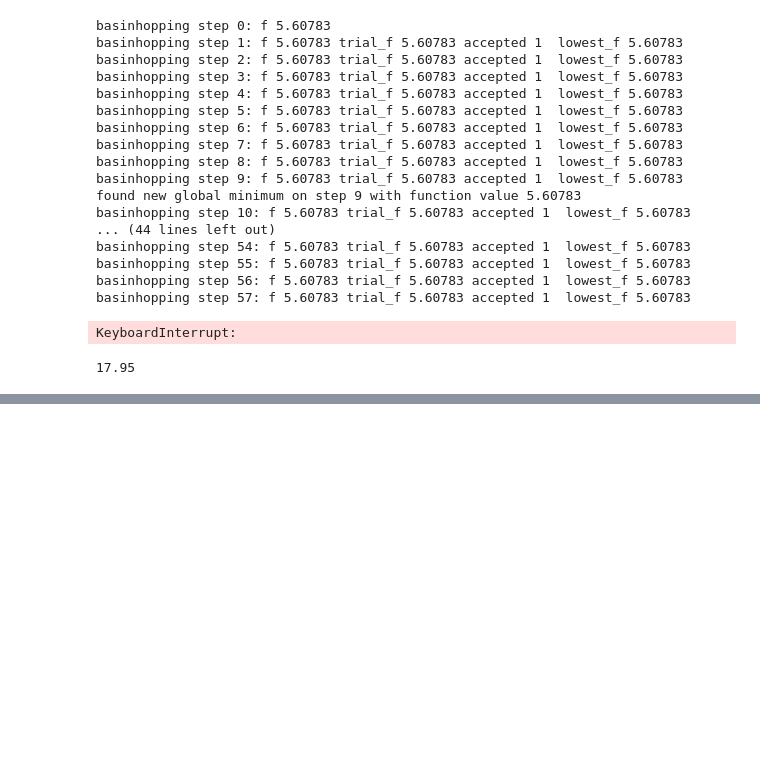
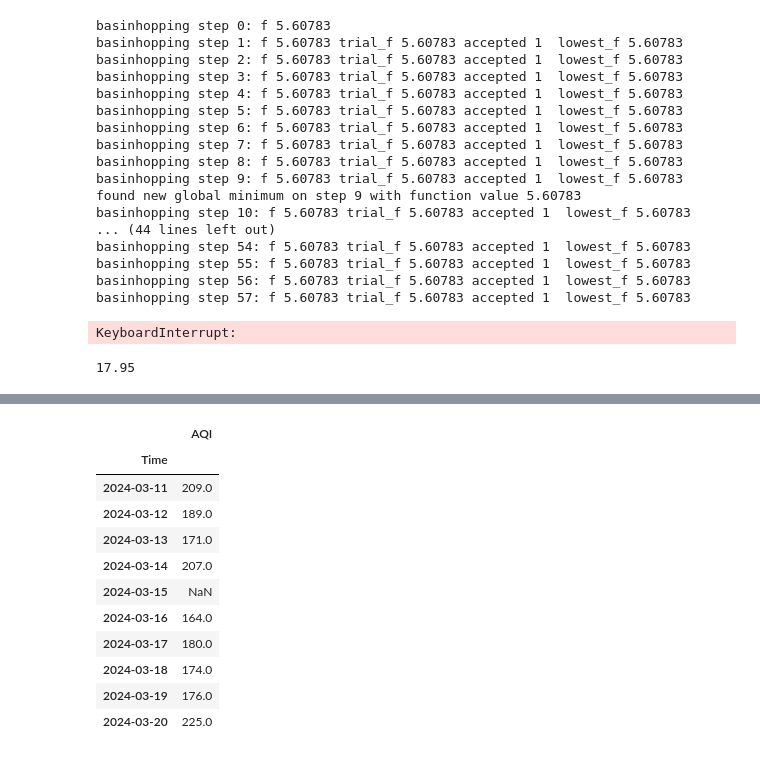
Before and after one commit to Bomma-Pranay/Analysing-Air-Quality-Index-using-Machine-Learning, a Jupyter notebook: ipynotebooks/Forecasting_time_series/scratch1.ipynb, the cells around one changed output, grey strips where cells are left out. Cells and saved outputs as stored; diff of their text form; code cells hidden in the pictures; blank space fills up the shorter version.

```diff
--- a/ipynotebooks/Forecasting_time_series/scratch1.ipynb
+++ b/ipynotebooks/Forecasting_time_series/scratch1.ipynb
@@ -608,0 +655,15 @@ KeyboardInterrupt:
+# %%
+df_api[-10:]
+# %% [output]
+|  | AQI |
+| Time |  |
+| 2024-03-11 | 209.0 |
+| 2024-03-12 | 189.0 |
+| 2024-03-13 | 171.0 |
+| 2024-03-14 | 207.0 |
+| 2024-03-15 | NaN |
+| 2024-03-16 | 164.0 |
+| 2024-03-17 | 180.0 |
+| 2024-03-18 | 174.0 |
+| 2024-03-19 | 176.0 |
+| 2024-03-20 | 225.0 |
```
Also changed, not shown: parts of 4 cells of this notebook.
